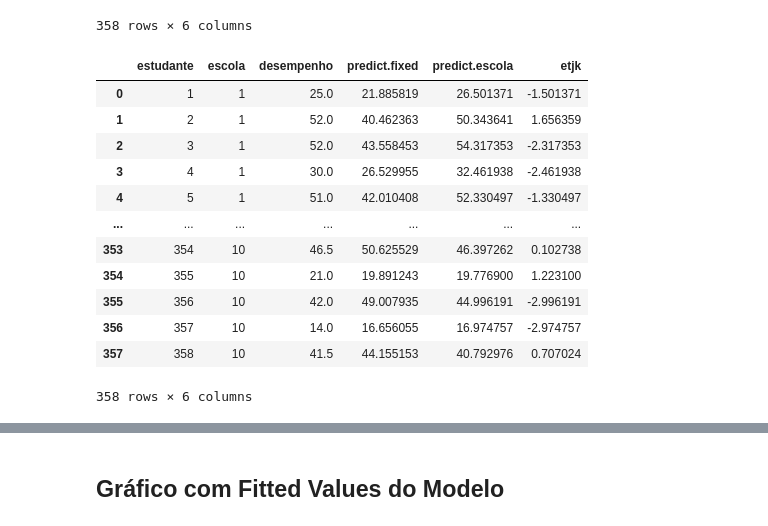
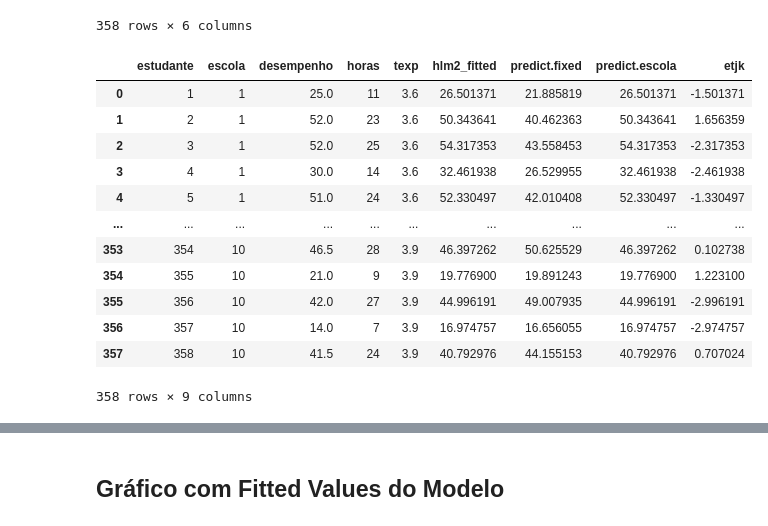
Before and after one commit to leosmundim/generalized_linear_mixed_model-GLMM-, a Jupyter notebook: Modelo_Multinivel_2_base_estudante_escola.ipynb, the cells around one changed output, grey strips where cells are left out. Drawn from its saved outputs; the diff is of its cells as text; code cells hidden in the pictures.

Commit message:
Finalizando Codigos do modelo

```diff
--- a/Modelo_Multinivel_2_base_estudante_escola.ipynb
+++ b/Modelo_Multinivel_2_base_estudante_escola.ipynb
@@ -26,8 +26,8 @@ Quantidade de horas de estudos semanais <br>
 Tempo de Experiência médio dos professores na referida escola <br>
 # %%
 df_escola = pd.read_csv(r'bases\estudante_escola.csv')
-df_escola['estudante'] = df_escola['estudante'].astype('str')
-df_escola['escola'] = df_escola['escola'].astype('str')
+df_escola['estudante'] = df_escola['estudante'].astype('category')
+df_escola['escola'] = df_escola['escola'].astype('category')
 df_escola
 # %% [output]
 |  | estudante | escola | desempenho | horas | texp |
@@ -458,10 +501,10 @@ Equação do modelo:
 <br>
 <center><img src='img\eq_hlm2_final.jpg'></center>
 # %%
-modelo_final_hlm2 = sm.MixedLM.from_formula("desempenho ~ horas + texp + texp:horas",
-                                                       df_escola,
-                                                       groups=df_escola['escola'],
-                                                       re_formula='~horas').fit()
+modelo_final_hlm2 = sm.MixedLM.from_formula(formula="desempenho ~ horas + texp + horas:texp",
+                                                    groups='escola',
+                                                    re_formula='horas',
+                                                    data=df_escola).fit()
 modelo_final_hlm2.summary()
 # %% [output]
 | Model: | MixedLM | Dependent Variable: | desempenho |
@@ -558,22 +601,22 @@ df_escola
 | 357 | 358 | 10 | 41.5 | 24 | 3.9 | 40.792976 |
 358 rows × 6 columns
 # %%
-df_predict = df_escola.iloc[:,:3]
-df_predict['predict.fixed'] = modelo_final_hlm2.predict()
-df_predict['predict.escola'] = modelo_final_hlm2.fittedvalues
-df_predict['etjk'] = df_predict['desempenho'] - df_predict['predict.escola']
-df_predict
+#df_predict = df_escola.iloc[:,:3]
+df_escola['predict.fixed'] = modelo_final_hlm2.predict()
+df_escola['predict.escola'] = modelo_final_hlm2.fittedvalues
+df_escola['etjk'] = df_escola['desempenho'] - df_escola['predict.escola']
+df_escola
 # %% [output]
-|  | estudante | escola | desempenho | predict.fixed | predict.escola | etjk |
-| 0 | 1 | 1 | 25.0 | 21.885819 | 26.501371 | -1.501371 |
-| 1 | 2 | 1 | 52.0 | 40.462363 | 50.343641 | 1.656359 |
-| 2 | 3 | 1 | 52.0 | 43.558453 | 54.317353 | -2.317353 |
-| 3 | 4 | 1 | 30.0 | 26.529955 | 32.461938 | -2.461938 |
-| 4 | 5 | 1 | 51.0 | 42.010408 | 52.330497 | -1.330497 |
-| ... | ... | ... | ... | ... | ... | ... |
-| 353 | 354 | 10 | 46.5 | 50.625529 | 46.397262 | 0.102738 |
-| 354 | 355 | 10 | 21.0 | 19.891243 | 19.776900 | 1.223100 |
-| 355 | 356 | 10 | 42.0 | 49.007935 | 44.996191 | -2.996191 |
-| 356 | 357 | 10 | 14.0 | 16.656055 | 16.974757 | -2.974757 |
-| 357 | 358 | 10 | 41.5 | 44.155153 | 40.792976 | 0.707024 |
+|  | estudante | escola | desempenho | horas | texp | hlm2_fitted | predict.fixed | predict.escola | etjk |
+| 0 | 1 | 1 | 25.0 | 11 | 3.6 | 26.501371 | 21.885819 | 26.501371 | -1.501371 |
+| 1 | 2 | 1 | 52.0 | 23 | 3.6 | 50.343641 | 40.462363 | 50.343641 | 1.656359 |
+| 2 | 3 | 1 | 52.0 | 25 | 3.6 | 54.317353 | 43.558453 | 54.317353 | -2.317353 |
+| 3 | 4 | 1 | 30.0 | 14 | 3.6 | 32.461938 | 26.529955 | 32.461938 | -2.461938 |
+| 4 | 5 | 1 | 51.0 | 24 | 3.6 | 52.330497 | 42.010408 | 52.330497 | -1.330497 |
+| ... | ... | ... | ... | ... | ... | ... | ... | ... | ... |
+| 353 | 354 | 10 | 46.5 | 28 | 3.9 | 46.397262 | 50.625529 | 46.397262 | 0.102738 |
+| 354 | 355 | 10 | 21.0 | 9 | 3.9 | 19.776900 | 19.891243 | 19.776900 | 1.223100 |
+| 355 | 356 | 10 | 42.0 | 27 | 3.9 | 44.996191 | 49.007935 | 44.996191 | -2.996191 |
+| 356 | 357 | 10 | 14.0 | 7 | 3.9 | 16.974757 | 16.656055 | 16.974757 | -2.974757 |
+| 357 | 358 | 10 | 41.5 | 24 | 3.9 | 40.792976 | 44.155153 | 40.792976 | 0.707024 |
-358 rows × 6 columns
+358 rows × 9 columns
```
Also changed, not shown: parts of 34 cells of this notebook.
